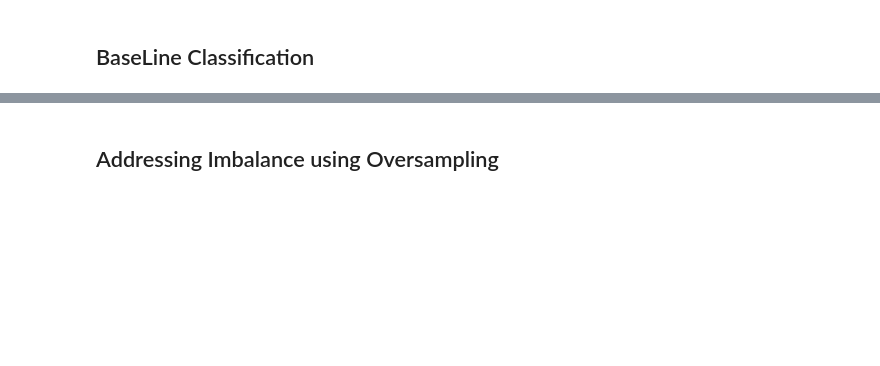
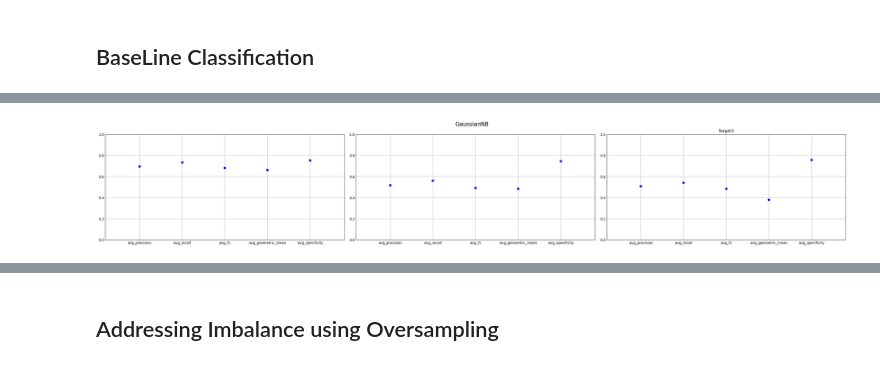
Before and after one commit to Logan-Rose/Active-Learning-With-Imbalance, a Jupyter notebook: baseNotebook.ipynb, the cells around one changed output, grey strips where cells are left out. Drawn from its saved outputs; the diff is of its cells as text; code cells hidden in the pictures; blank space fills up the shorter version.

```diff
--- a/baseNotebook.ipynb
+++ b/baseNotebook.ipynb
@@ -219,13 +224,12 @@ from sklearn.exceptions import ConvergenceWarning
 import warnings
 warnings.filterwarnings('ignore')
 
-DATA_STRUCTURE = json.load(open('data_structure.json'))
-
 def shuffle(df, t1, t2, t3):
   df['t1'] = t1.tolist()
   df['t2'] = t2.tolist()
   df['t3'] = t3.tolist()
-  shuffledDf = df.sample(frac=1).reset_index(drop=True)
+  # use Seed
+  shuffledDf = df.sample(frac=1, random_state=SEED).reset_index(drop=True)
   shuffledT1 = shuffledDf['t1']
   shuffledT2 = shuffledDf['t2']
   shuffledT3 = shuffledDf['t3']
@@ -250,18 +254,22 @@ def crossValidate(classifier, df, t1, t2, t3, k, dataSetName):
       'recallScores': [],
       'f1Scores': [],
       'geometricMeanScores': [],
+      'specificityScores': []
+
     },
     'target3' : {
       'precScores': [],
       'recallScores': [],
       'f1Scores': [],
       'geometricMeanScores': [],
+      'specificityScores': []
     },
     'target2' : {
       'precScores': [],
       'recallScores': [],
       'f1Scores': [],
       'geometricMeanScores': [],
+      'specificityScores': []
     }
   }
 
@@ -276,6 +284,8 @@ def crossValidate(classifier, df, t1, t2, t3, k, dataSetName):
 
     # Create a multioutput classifier from the provided classifier
     clf = MultiOutputClassifier(classifier())
+
+
 
     # Fit the model to Training data
     clf.fit(trainData, trainclasses)
@@ -305,12 +315,14 @@ def crossValidate(classifier, df, t1, t2, t3, k, dataSetName):
       recall_macro = recall_score(actual, predicted, average="macro", zero_division=0)
       f1_macro = f1_score(actual, predicted, average='macro')
       geometric_mean = geometric_mean_score(actual, predicted)
+      specificity = specificity_score(actual, predicted, average='macro')
 
       # Add the scores for the current train/test split to the list of other scores for the respective target
       foldResults[target]['precScores'].append(prec_macro)
       foldResults[target]['recallScores'].append(recall_macro)
       foldResults[target]['f1Scores'].append(f1_macro)
       foldResults[target]['geometricMeanScores'].append(geometric_mean)
+      foldResults[target]['specificityScores'].append(specificity)
 
 
   df = pd.DataFrame(columns=OUTPUT_COLS)
@@ -325,6 +337,7 @@ def crossValidate(classifier, df, t1, t2, t3, k, dataSetName):
     df = pd.concat([df,pdRow], axis=0, ignore_index=True)
   return df
 
+aggregateMetrics = {}
 
 for name in CLASSIFIERS:
   print(name+ ': Starting')
@@ -337,8 +350,9 @@ for name in CLASSIFIERS:
     # print(outputDf)
   print(name+ ': done')
   print('The average of each metric after cross validation per target across all data sets')
-  result = outputDf.groupby('target')['avg_precision', 'avg_recall', 'avg_f1', 'avg_geometric_mean'].mean()
+  result = outputDf.groupby('target')['avg_precision', 'avg_recall', 'avg_f1', 'avg_geometric_mean','avg_specificity'].mean()
   print(result)
+  aggregateMetrics[name] = result
   outputDf.to_csv(path_or_buf=f'./out/{name}.csv')
 # %% [output]
 GaussianNB: Starting
@@ -360,0 +480,63 @@ target3       0.464575    0.458797  0.429257            0.216461
+# %%
+# New Graph
+
+# plt.figure(figsize=(30, 30), dpi=90)
+learners = list(aggregateMetrics.keys())
+for i in range(len(learners)):
+
+  learner = learners[i]
+
+  metrics = ['avg_precision', 'avg_recall', 'avg_f1', 'avg_geometric_mean', 'avg_specificity']
+  t1Avg= classifierMetrics[learner].loc[[0, 1, 2, 3, 4],['avg']].values
+  t1Min = classifierMetrics[learner].loc[[0, 1, 2, 3, 4],['min']].values
+  t1Max = classifierMetrics[learner].loc[[0, 1, 2, 3, 4],['max']].values
+  # t1Err = classifierMetrics[learner].loc[[0, 1, 2, 3, 4],['error']].values
+  # t1Adjusted = aggregateMetricsAdjusted[learner].iloc[0].values
+  t2Avg= classifierMetrics[learner].loc[[5, 6, 7, 8, 9], ['avg']].values
+  t2Min= classifierMetrics[learner].loc[[5, 6, 7, 8, 9], ['min']].values
+  t2Max= classifierMetrics[learner].loc[[5, 6, 7, 8, 9], ['max']].values
+  # t2Adjusted = aggregateMetricsAdjusted[learner].iloc[1].values
+  t3Avg= classifierMetrics[learner].loc[[10, 11, 12, 13, 14],['avg']].values
+  t3Min= classifierMetrics[learner].loc[[10, 11, 12, 13, 14],['min']].values
+  t3Max= classifierMetrics[learner].loc[[10, 11, 12, 13, 14],['max']].values
+  # t3Adjusted = aggregateMetricsAdjusted[learner].iloc[2].values
+  # ax = plt.subplot(len(learners),3, i*3+1)
+  fig, axs = plt.subplots(1, 3, constrained_layout=True)
+  fig.suptitle(learner, fontsize=16)
+  fig.set_figwidth(30)
+  fig.set_figheight(5)
+  axs[0].set(xmargin= 0.2, ylim=(0, 1))
+  # print(t1.shape)
+  axs[0].errorbar(metrics, t1Avg, fmt='bo', linewidth=2, capsize=6)
+  # axs[0].errorbar(metrics, t1Min, fmt='bo', linewidth=2, capsize=6)
+  # axs[0].errorbar(metrics, t1Max, fmt='bo', linewidth=2, capsize=6)
+  # ax.errorbar(metrics, t1, fmt='bo', linewidth=2, capsize=6)
+  # ax.errorbar(metrics, t1Adjusted, fmt='ro', linewidth=2, capsize=6)
+
+  plt.title('Target1')
+
+  axs[1].set(xmargin= 0.2, ylim=(0, 1))
+  axs[1].errorbar(metrics, t2Avg, fmt='bo', linewidth=2, capsize=6)
+  # axs[1].errorbar(metrics, t2Min, fmt='bo', linewidth=2, capsize=6)
+  # axs[1].errorbar(metrics, t2Max, fmt='bo', linewidth=2, capsize=6)
+  # ax.errorbar(metrics, t2Adjusted, fmt='ro', linewidth=2, capsize=6)
+  plt.title('Target2')
+
+  axs[2].set(xmargin= 0.2, ylim=(0, 1))
+  axs[2].errorbar(metrics, t3Avg, fmt='bo', linewidth=2, capsize=6)
+  # axs[2].errorbar(metrics, t3Min, fmt='bo', linewidth=2, capsize=6)
+  # axs[2].errorbar(metrics, t3Max, fmt='bo', linewidth=2, capsize=6)
+  # ax.errorbar(metrics, t3Adjusted, fmt='ro', linewidth=2, capsize=6)
+  plt.title('Target3')
+
+plt.subplots_adjust(left=0.0,
+                    bottom=0.0,
+                    right=1,
+                    top=0.9,
+                    wspace=0.4,
+                    hspace=0.4)
+plt.show()
+
+# print('-------------------------------')
+# %% [output]
+[figure, added]
```
Also changed, not shown: parts of 11 cells of this notebook, 12 other files.
